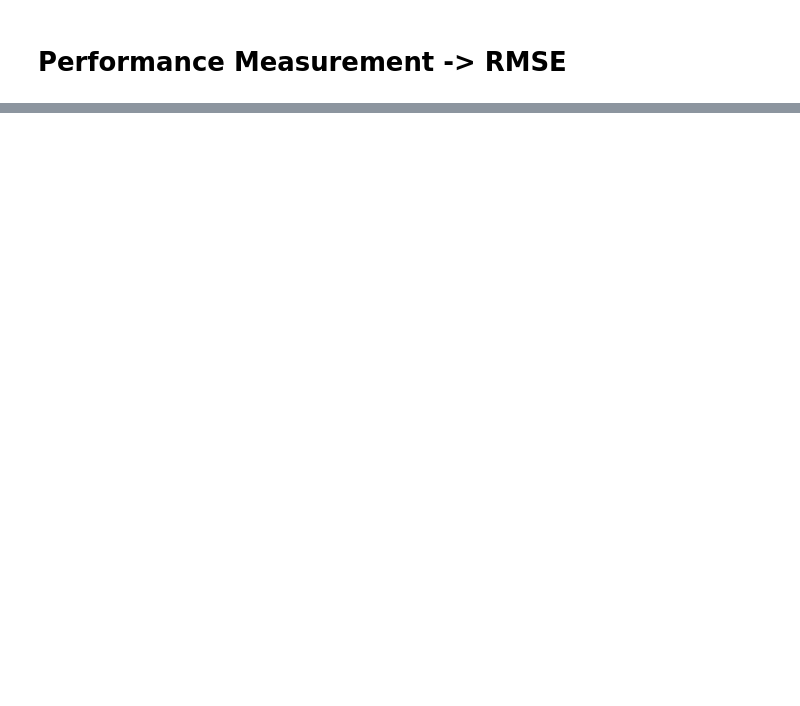
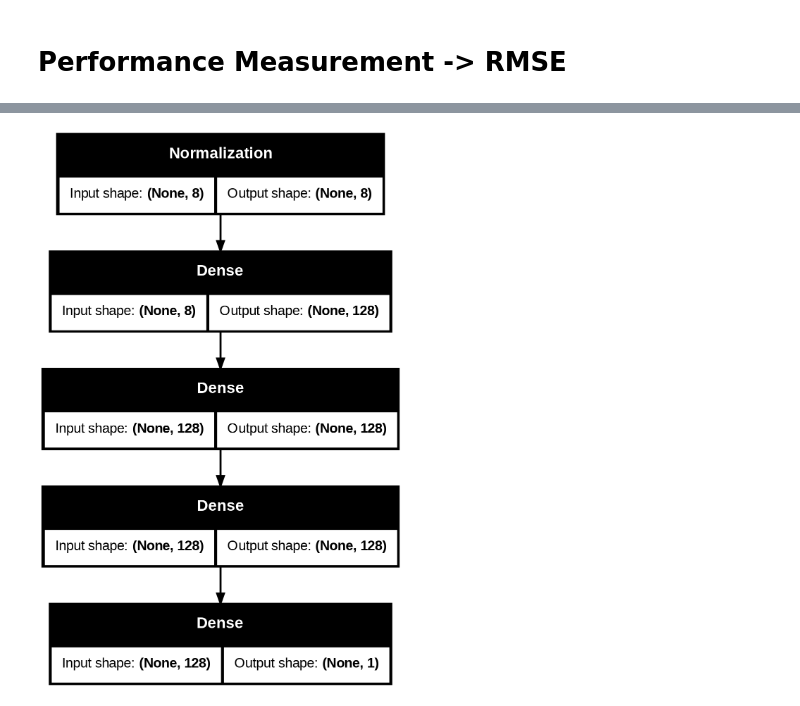
Before and after one commit to sleepsonrockss/Deep-Learning, a Jupyter notebook: NeuralNetwork.ipynb, the cells around one changed output, grey strips where cells are left out. Saved outputs shown, nothing was run; the diff lists cells and outputs as text; code cells hidden in the pictures; blank space fills up the shorter version.

```diff
--- a/NeuralNetwork.ipynb
+++ b/NeuralNetwork.ipynb
@@ -261,0 +329,4 @@ model.evaluate(X,y)
+# %%
+model2 = tf.keras.Sequential([InputLayer(input_shape = (8,)), normalizer, Dense(128, activation = 'relu'),
+                            Dense(128, activation = 'relu'), Dense(128, activation = 'relu'), Dense(1)]) # Last layer should just have 1 neuron
+model2.summary()
@@ -261,0 +351,4 @@ model.evaluate(X,y)
+# %%
+tf.keras.utils.plot_model(model2, to_file='model.png', show_shapes=True)
+# %% [output]
+[figure, added]
```
Also changed, not shown: parts of 32 cells of this notebook, 1 other file.
